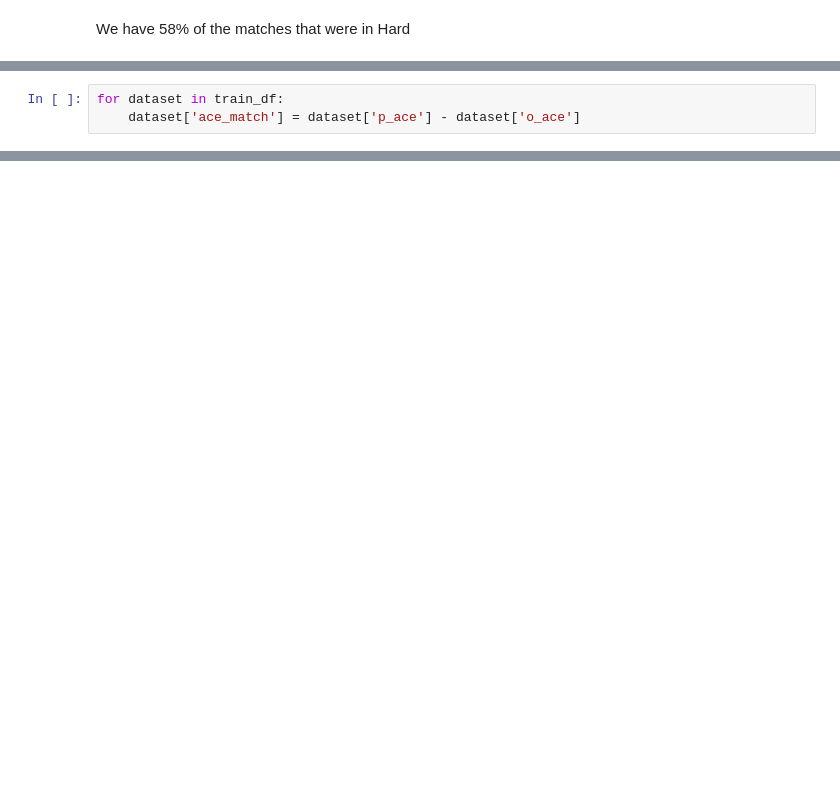
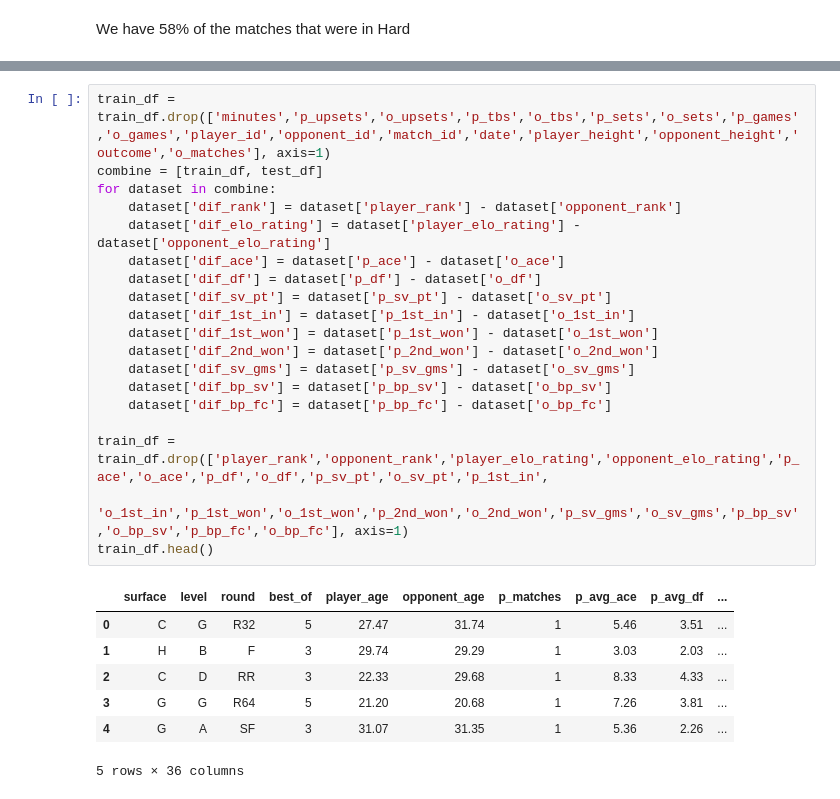
Before and after one commit to Thrynk/Tennis-prediction, a Jupyter notebook: Tennis.ipynb, the cells around one changed output, grey strips where cells are left out. Cells and saved outputs as stored; diff of their text form; blank space fills up the shorter version.

```diff
--- a/Tennis.ipynb
+++ b/Tennis.ipynb
@@ -245,5 +239,2 @@ We have 58% of the matches that were in Hard
 
 - Classifying :
-# %%
-for dataset in train_df:
-    dataset['ace_match'] = dataset['p_ace'] - dataset['o_ace']
@@ -251,0 +271,27 @@ TypeError: string indices must be integers
+# %%
+train_df = train_df.drop(['minutes','p_upsets','o_upsets','p_tbs','o_tbs','p_sets','o_sets','p_games','o_games','player_id','opponent_id','match_id','date','player_height','opponent_height','outcome','o_matches'], axis=1)
+combine = [train_df, test_df]
+for dataset in combine:
+    dataset['dif_rank'] = dataset['player_rank'] - dataset['opponent_rank']
+    dataset['dif_elo_rating'] = dataset['player_elo_rating'] - dataset['opponent_elo_rating']
+    dataset['dif_ace'] = dataset['p_ace'] - dataset['o_ace']
+    dataset['dif_df'] = dataset['p_df'] - dataset['o_df']
+    dataset['dif_sv_pt'] = dataset['p_sv_pt'] - dataset['o_sv_pt']
+    dataset['dif_1st_in'] = dataset['p_1st_in'] - dataset['o_1st_in']
+    dataset['dif_1st_won'] = dataset['p_1st_won'] - dataset['o_1st_won']
+    dataset['dif_2nd_won'] = dataset['p_2nd_won'] - dataset['o_2nd_won']
+    dataset['dif_sv_gms'] = dataset['p_sv_gms'] - dataset['o_sv_gms']
+    dataset['dif_bp_sv'] = dataset['p_bp_sv'] - dataset['o_bp_sv']
+    dataset['dif_bp_fc'] = dataset['p_bp_fc'] - dataset['o_bp_fc']
+
+train_df = train_df.drop(['player_rank','opponent_rank','player_elo_rating','opponent_elo_rating','p_ace','o_ace','p_df','o_df','p_sv_pt','o_sv_pt','p_1st_in',
+                          'o_1st_in','p_1st_won','o_1st_won','p_2nd_won','o_2nd_won','p_sv_gms','o_sv_gms','p_bp_sv','o_bp_sv','p_bp_fc','o_bp_fc'], axis=1)
+train_df.head()
+# %% [output]
+|  | surface | level | round | best_of | player_age | opponent_age | p_matches | p_avg_ace | p_avg_df | ... |
+| 0 | C | G | R32 | 5 | 27.47 | 31.74 | 1 | 5.46 | 3.51 | ... |
+| 1 | H | B | F | 3 | 29.74 | 29.29 | 1 | 3.03 | 2.03 | ... |
+| 2 | C | D | RR | 3 | 22.33 | 29.68 | 1 | 8.33 | 4.33 | ... |
+| 3 | G | G | R64 | 5 | 21.20 | 20.68 | 1 | 7.26 | 3.81 | ... |
+| 4 | G | A | SF | 3 | 31.07 | 31.35 | 1 | 5.36 | 2.26 | ... |
+5 rows × 36 columns
```
Also changed, not shown: parts of 14 cells of this notebook, 2 other files.
